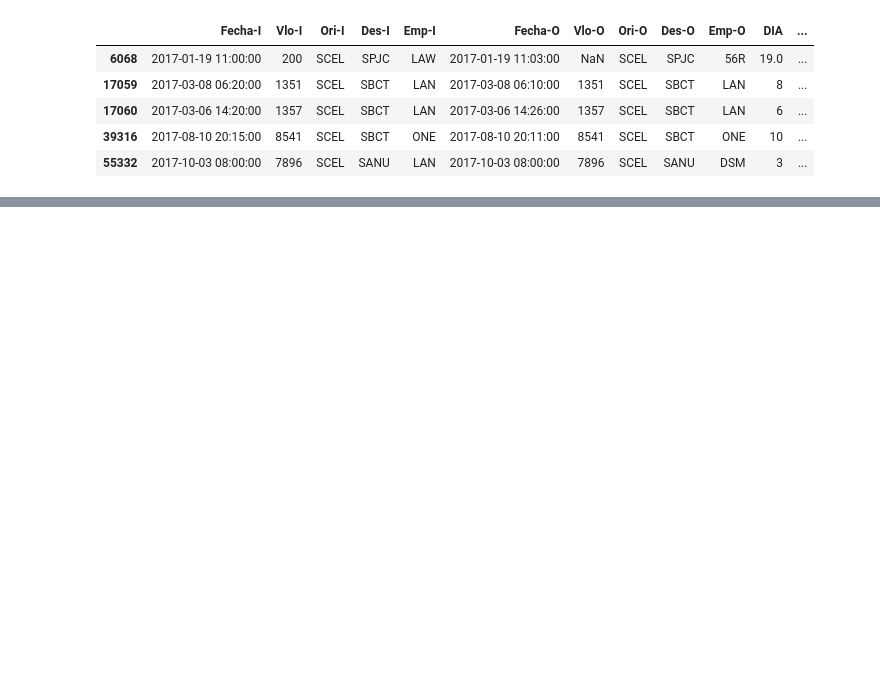
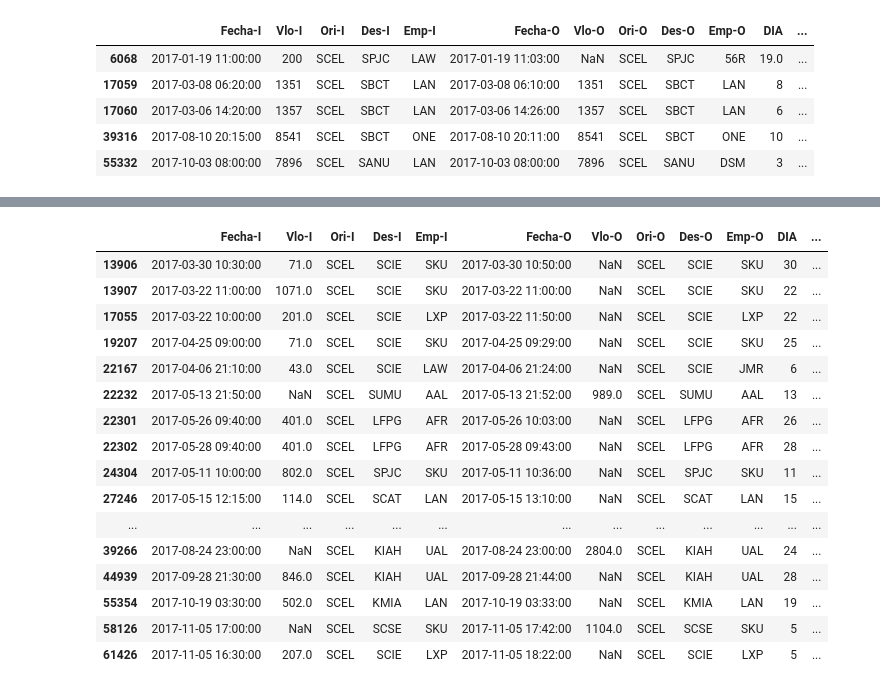
Before and after one commit to Mishagk/LATAM-Desafio-DS, a Jupyter notebook: solution.ipynb, the cells around one changed output, grey strips where cells are left out. Saved outputs shown, nothing was run; the diff lists cells and outputs as text; code cells hidden in the pictures; blank space fills up the shorter version.

```diff
--- a/solution.ipynb
+++ b/solution.ipynb
@@ -270,0 +318,4 @@ dtype: int64
+# %%
+# filtrar registro
+data = data.dropna()
+print('Cantidad filas restantes:',data.shape[0])
@@ -270,0 +331,24 @@ dtype: int64
+# %%
+# Convertir de formato segun cada columna
+
+data["Fecha-I"] = pd.to_datetime(data["Fecha-I"],format="%Y-%m-%d %H:%M:%S") # fecha
+data["Vlo-I"] = pd.to_numeric(data["Vlo-I"], errors="coerce",downcast="integer") # entero
+data["Ori-I"] = data["Ori-I"].map(str) # string
+data["Des-I"] = data["Des-I"].map(str) # string
+data["Emp-I"] = data["Emp-I"].map(str) # string
+data["Fecha-O"] = pd.to_datetime(data["Fecha-O"],format="%Y-%m-%d %H:%M:%S") # fecha
+data["Vlo-O"] = pd.to_numeric(data["Vlo-O"], errors="coerce",downcast="integer") # entero
+data["Ori-O"] = data["Ori-O"].map(str) # string
+data["Des-O"] = data["Des-O"].map(str) # string
+data["Emp-O"] = data["Emp-O"].map(str) # string
+data["DIA"] = pd.to_numeric(data["DIA"], errors="coerce",downcast="integer") # entero
+data["MES"] = pd.to_numeric(data["MES"], errors="coerce",downcast="integer") # entero
+data["AÑO"] = pd.to_numeric(data["AÑO"], errors="coerce",downcast="integer") # entero
+data["DIANOM"] = data["DIANOM"].map(str) # string
+data["TIPOVUELO"] = data["TIPOVUELO"].map(str) # string
+data["OPERA"] = data["OPERA"].map(str) # string
+data["SIGLAORI"] = data["SIGLAORI"].map(str) # string
+data["SIGLADES"] = data["SIGLADES"].map(str) # string
+
+# Ver tipo de datos de salida
+data.info()
@@ -270,0 +383,21 @@ dtype: int64
+# %%
+# Datos que al formatear no se pudo y se cambiaron a NaN
+data[data.isnull().any(axis=1)].copy()
+# %% [output]
+|  | Fecha-I | Vlo-I | Ori-I | Des-I | Emp-I | Fecha-O | Vlo-O | Ori-O | Des-O | Emp-O | DIA | ... |
+| 13906 | 2017-03-30 10:30:00 | 71.0 | SCEL | SCIE | SKU | 2017-03-30 10:50:00 | NaN | SCEL | SCIE | SKU | 30 | ... |
+| 13907 | 2017-03-22 11:00:00 | 1071.0 | SCEL | SCIE | SKU | 2017-03-22 11:00:00 | NaN | SCEL | SCIE | SKU | 22 | ... |
+| 17055 | 2017-03-22 10:00:00 | 201.0 | SCEL | SCIE | LXP | 2017-03-22 11:50:00 | NaN | SCEL | SCIE | LXP | 22 | ... |
+| 19207 | 2017-04-25 09:00:00 | 71.0 | SCEL | SCIE | SKU | 2017-04-25 09:29:00 | NaN | SCEL | SCIE | SKU | 25 | ... |
+| 22167 | 2017-04-06 21:10:00 | 43.0 | SCEL | SCIE | LAW | 2017-04-06 21:24:00 | NaN | SCEL | SCIE | JMR | 6 | ... |
+| 22232 | 2017-05-13 21:50:00 | NaN | SCEL | SUMU | AAL | 2017-05-13 21:52:00 | 989.0 | SCEL | SUMU | AAL | 13 | ... |
+| 22301 | 2017-05-26 09:40:00 | 401.0 | SCEL | LFPG | AFR | 2017-05-26 10:03:00 | NaN | SCEL | LFPG | AFR | 26 | ... |
+| 22302 | 2017-05-28 09:40:00 | 401.0 | SCEL | LFPG | AFR | 2017-05-28 09:43:00 | NaN | SCEL | LFPG | AFR | 28 | ... |
+| 24304 | 2017-05-11 10:00:00 | 802.0 | SCEL | SPJC | SKU | 2017-05-11 10:36:00 | NaN | SCEL | SPJC | SKU | 11 | ... |
+| 27246 | 2017-05-15 12:15:00 | 114.0 | SCEL | SCAT | LAN | 2017-05-15 13:10:00 | NaN | SCEL | SCAT | LAN | 15 | ... |
+| ... | ... | ... | ... | ... | ... | ... | ... | ... | ... | ... | ... | ... |
+| 39266 | 2017-08-24 23:00:00 | NaN | SCEL | KIAH | UAL | 2017-08-24 23:00:00 | 2804.0 | SCEL | KIAH | UAL | 24 | ... |
+| 44939 | 2017-09-28 21:30:00 | 846.0 | SCEL | KIAH | UAL | 2017-09-28 21:44:00 | NaN | SCEL | KIAH | UAL | 28 | ... |
+| 55354 | 2017-10-19 03:30:00 | 502.0 | SCEL | KMIA | LAN | 2017-10-19 03:33:00 | NaN | SCEL | KMIA | LAN | 19 | ... |
+| 58126 | 2017-11-05 17:00:00 | NaN | SCEL | SCSE | SKU | 2017-11-05 17:42:00 | 1104.0 | SCEL | SCSE | SKU | 5 | ... |
+| 61426 | 2017-11-05 16:30:00 | 207.0 | SCEL | SCIE | LXP | 2017-11-05 18:22:00 | NaN | SCEL | SCIE | LXP | 5 | ... |
```
Also changed, not shown: parts of 29 cells of this notebook.
